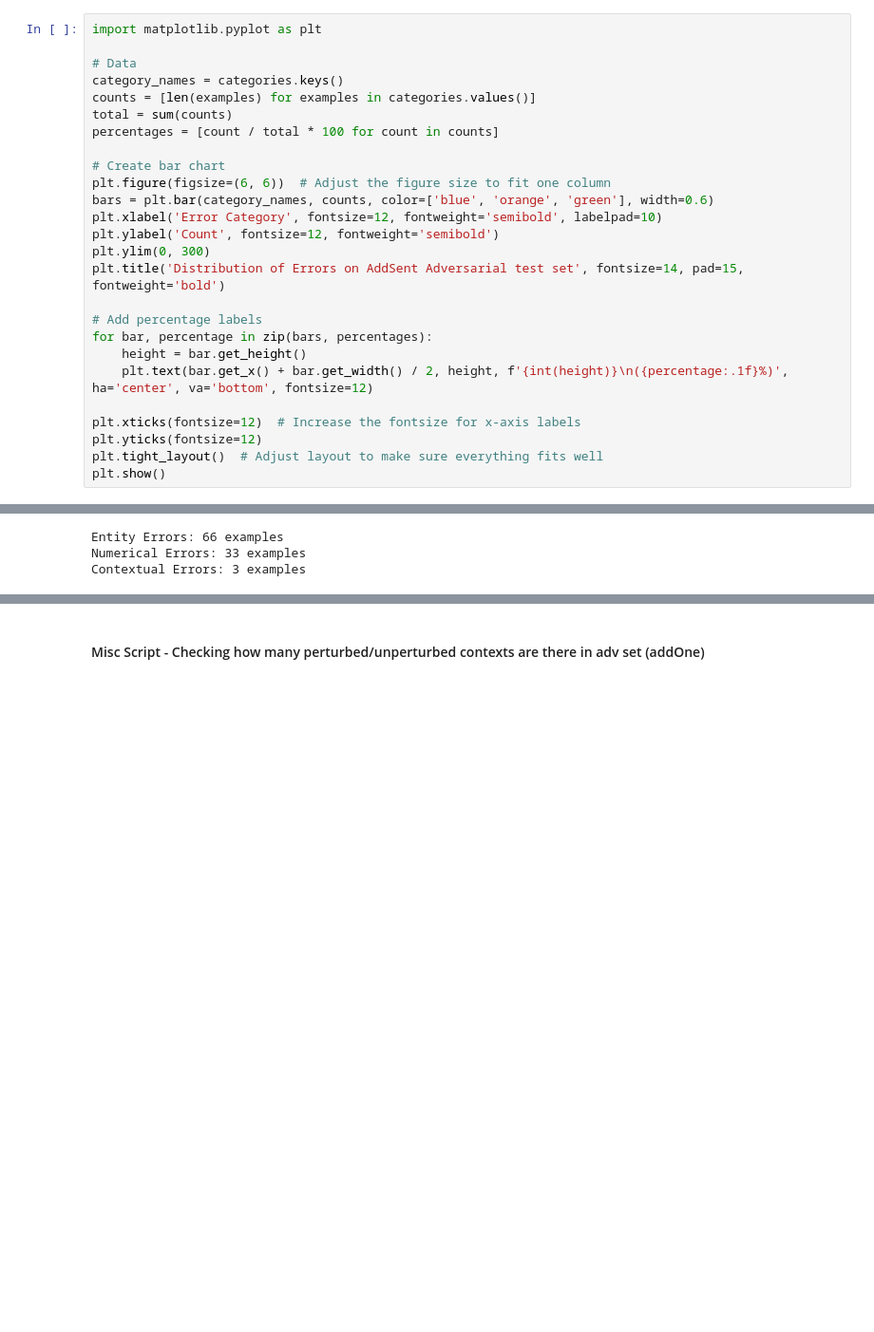
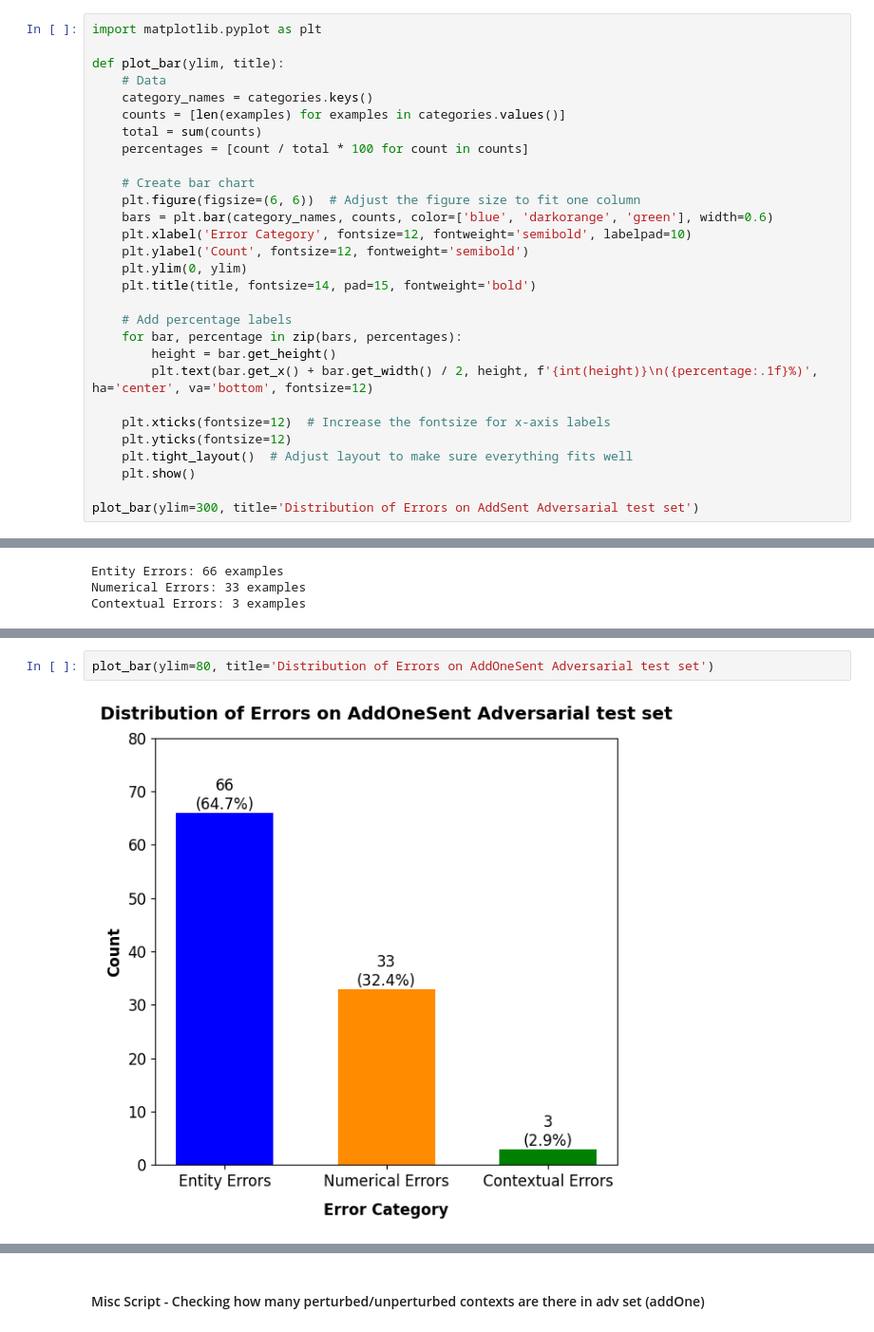
Before and after one commit to Shaz-Momin/nlp-fp-dataset-artifacts, a Jupyter notebook: error_analysis/adv_error_analysis.ipynb, the cells around one changed output, grey strips where cells are left out. Shown at 95% size. Drawn from its saved outputs; the diff is of its cells as text; blank space fills up the shorter version.

Commit message:
added combined group bar chart for AddSent vs AddOneSent errors on base model

```diff
--- a/error_analysis/adv_error_analysis.ipynb
+++ b/error_analysis/adv_error_analysis.ipynb
@@ -58,29 +58,32 @@ for category, examples in categories.items():
 # %%
 import matplotlib.pyplot as plt
 
-# Data
-category_names = categories.keys()
-counts = [len(examples) for examples in categories.values()]
-total = sum(counts)
-percentages = [count / total * 100 for count in counts]
+def plot_bar(ylim, title):
+    # Data
+    category_names = categories.keys()
+    counts = [len(examples) for examples in categories.values()]
+    total = sum(counts)
+    percentages = [count / total * 100 for count in counts]
 
-# Create bar chart
-plt.figure(figsize=(6, 6))  # Adjust the figure size to fit one column
-bars = plt.bar(category_names, counts, color=['blue', 'orange', 'green'], width=0.6)
-plt.xlabel('Error Category', fontsize=12, fontweight='semibold', labelpad=10)
-plt.ylabel('Count', fontsize=12, fontweight='semibold')
-plt.ylim(0, 300)
-plt.title('Distribution of Errors on AddSent Adversarial test set', fontsize=14, pad=15, fontweight='bold')
+    # Create bar chart
+    plt.figure(figsize=(6, 6))  # Adjust the figure size to fit one column
+    bars = plt.bar(category_names, counts, color=['blue', 'darkorange', 'green'], width=0.6)
+    plt.xlabel('Error Category', fontsize=12, fontweight='semibold', labelpad=10)
+    plt.ylabel('Count', fontsize=12, fontweight='semibold')
+    plt.ylim(0, ylim)
+    plt.title(title, fontsize=14, pad=15, fontweight='bold')
 
-# Add percentage labels
-for bar, percentage in zip(bars, percentages):
-    height = bar.get_height()
-    plt.text(bar.get_x() + bar.get_width() / 2, height, f'{int(height)}\n({percentage:.1f}%)', ha='center', va='bottom', fontsize=12)
+    # Add percentage labels
+    for bar, percentage in zip(bars, percentages):
+        height = bar.get_height()
+        plt.text(bar.get_x() + bar.get_width() / 2, height, f'{int(height)}\n({percentage:.1f}%)', ha='center', va='bottom', fontsize=12)
 
-plt.xticks(fontsize=12)  # Increase the fontsize for x-axis labels
-plt.yticks(fontsize=12)
-plt.tight_layout()  # Adjust layout to make sure everything fits well
-plt.show()
+    plt.xticks(fontsize=12)  # Increase the fontsize for x-axis labels
+    plt.yticks(fontsize=12)
+    plt.tight_layout()  # Adjust layout to make sure everything fits well
+    plt.show()
+
+plot_bar(ylim=300, title='Distribution of Errors on AddSent Adversarial test set')
 # %% [output]
 [figure]
 # %% [markdown]
@@ -139,0 +127,4 @@ plt.show()
+# %%
+plot_bar(ylim=80, title='Distribution of Errors on AddOneSent Adversarial test set')
+# %% [output]
+[figure, added]
```
Also changed, not shown: parts of 6 cells of this notebook, 10 other files.
